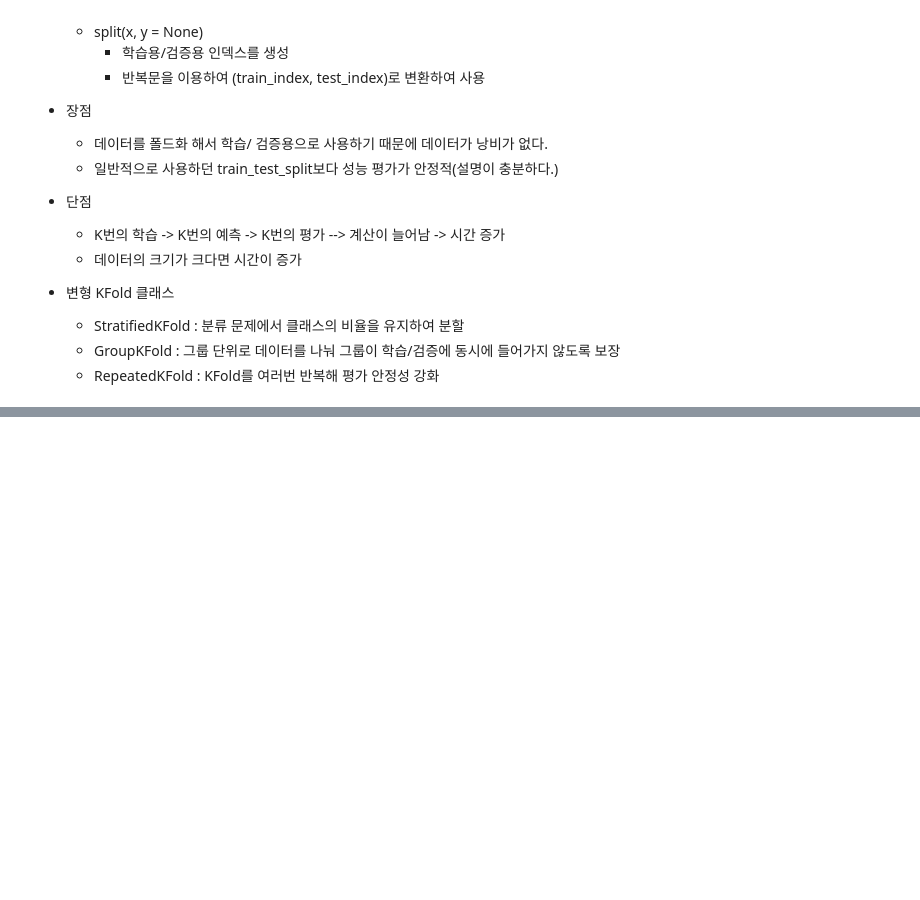
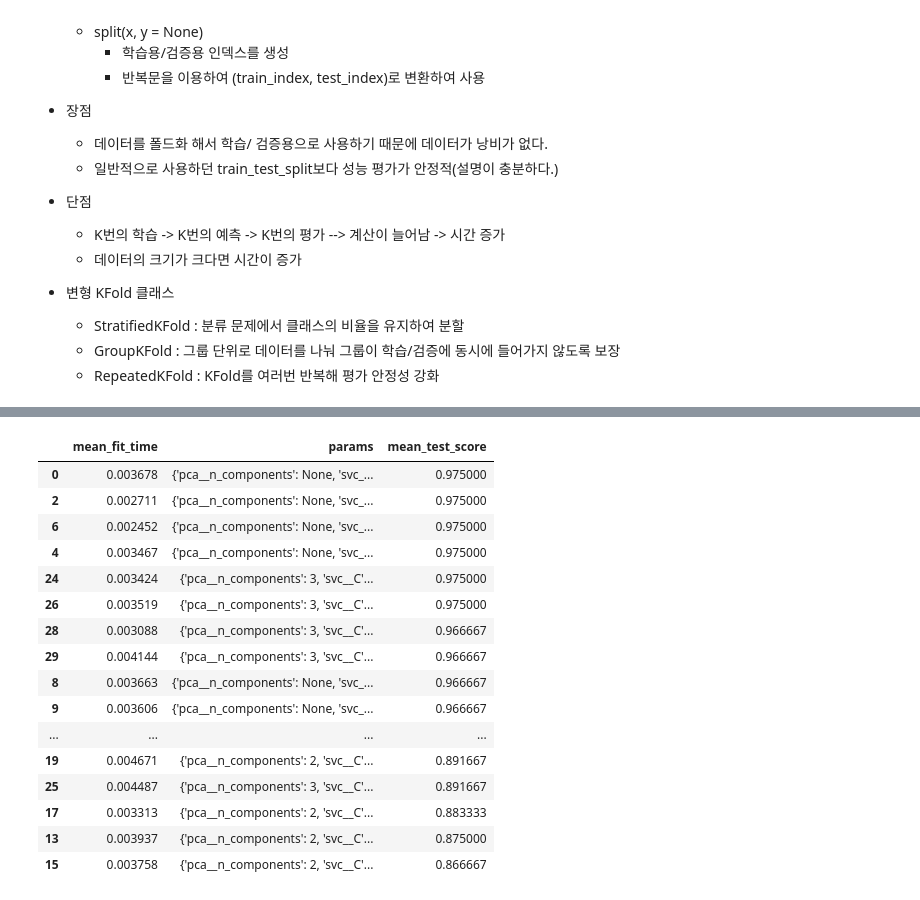
Before and after one commit to bsmoon-86/multicam_2025, a Jupyter notebook: 251002/01_교차검증.ipynb, the cells around one changed output, grey strips where cells are left out. Saved outputs shown, nothing was run; the diff lists cells and outputs as text; code cells hidden in the pictures; blank space fills up the shorter version.

```diff
--- a/251002/01_교차검증.ipynb
+++ b/251002/01_교차검증.ipynb
@@ -160,0 +375,23 @@ grid_reg.fit(X_train, Y_train)
+# %%
+pd.DataFrame(grid.cv_results_).sort_values(
+    "mean_test_score", ascending=False)[
+        [ 'mean_fit_time', 'params', 'mean_test_score']
+    ]
+# %% [output]
+|  | mean_fit_time | params | mean_test_score |
+| 0 | 0.003678 | {'pca__n_components': None, 'svc_... | 0.975000 |
+| 2 | 0.002711 | {'pca__n_components': None, 'svc_... | 0.975000 |
+| 6 | 0.002452 | {'pca__n_components': None, 'svc_... | 0.975000 |
+| 4 | 0.003467 | {'pca__n_components': None, 'svc_... | 0.975000 |
+| 24 | 0.003424 | {'pca__n_components': 3, 'svc__C'... | 0.975000 |
+| 26 | 0.003519 | {'pca__n_components': 3, 'svc__C'... | 0.975000 |
+| 28 | 0.003088 | {'pca__n_components': 3, 'svc__C'... | 0.966667 |
+| 29 | 0.004144 | {'pca__n_components': 3, 'svc__C'... | 0.966667 |
+| 8 | 0.003663 | {'pca__n_components': None, 'svc_... | 0.966667 |
+| 9 | 0.003606 | {'pca__n_components': None, 'svc_... | 0.966667 |
+| ... | ... | ... | ... |
+| 19 | 0.004671 | {'pca__n_components': 2, 'svc__C'... | 0.891667 |
+| 25 | 0.004487 | {'pca__n_components': 3, 'svc__C'... | 0.891667 |
+| 17 | 0.003313 | {'pca__n_components': 2, 'svc__C'... | 0.883333 |
+| 13 | 0.003937 | {'pca__n_components': 2, 'svc__C'... | 0.875000 |
+| 15 | 0.003758 | {'pca__n_components': 2, 'svc__C'... | 0.866667 |
```
Also changed, not shown: parts of 16 cells of this notebook, 1 other file.
